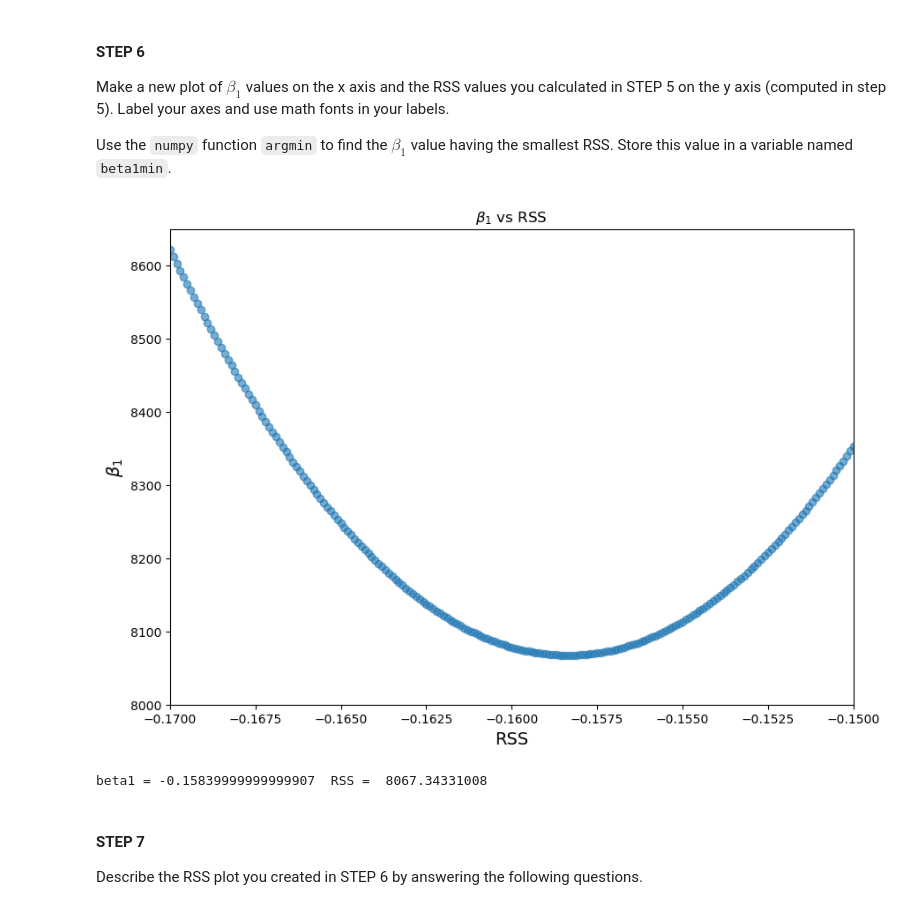
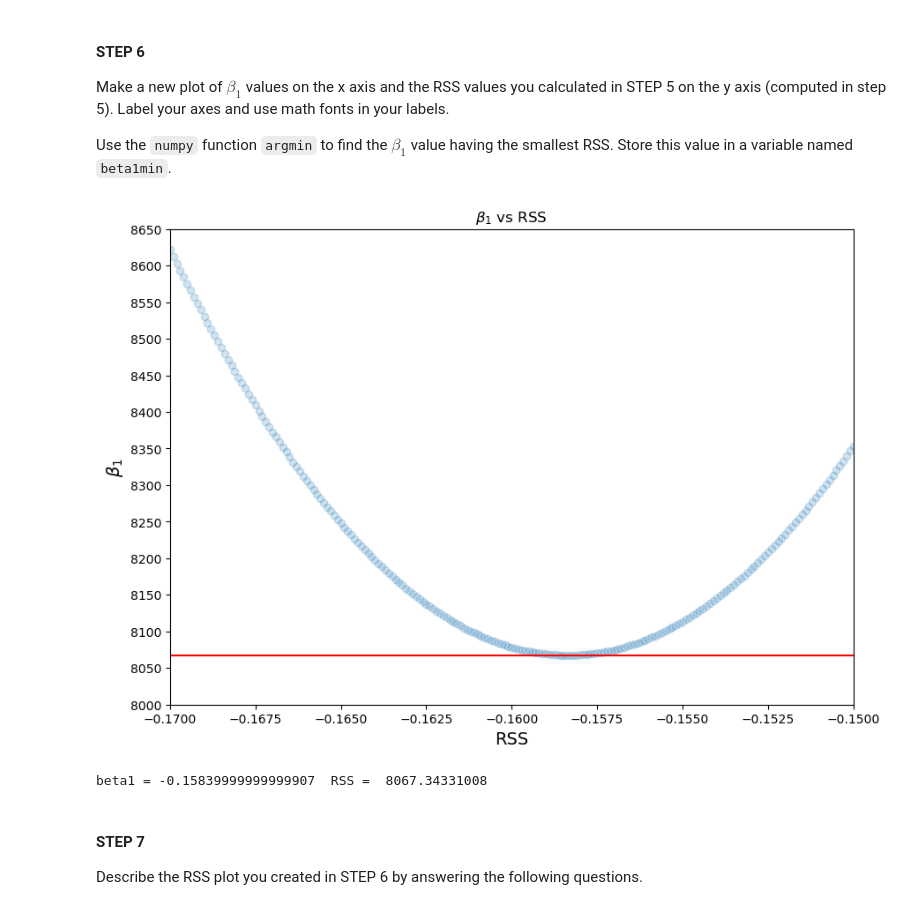
Before and after one commit to TheCodeheadMT/623-SML, a Jupyter notebook: HW2_TODD_MICHAEL (1).ipynb, the cells around one changed output. Saved outputs shown, nothing was run; the diff lists cells and outputs as text; code cells hidden in the pictures.

```diff
--- a/HW2_TODD_MICHAEL (1).ipynb
+++ b/HW2_TODD_MICHAEL (1).ipynb
@@ -451,36 +444,49 @@ Use the `numpy` function `argmin` to find the $\beta_1$ value having the smalles
 # %%
 #STEP 6
 
 #STUDENT CODE - make a new plot of beta_1 values on the x axis and RSS cost on the y axis (computed in step 5).
 #label your axes and use math fonts in your labels if possible
 #find the beta1 value having the smallest RSS, and assign this value to beta1min
 
 
 beta1min = None #placeholder
 
 ### ------------  STUDENT CODE HERE----------------
 
+# get min coefficnect and value
+beta1min = beta1bracket[np.argmin(rssbeta1)]
+beta1val = rssbeta1[np.argmin(rssbeta1)]
+
+# set figure size
 plt.figure(figsize=(10,7))
-beta1_rss_plt = plt.scatter(beta1bracket, rssbeta1, alpha=0.6)
+
+# build plot
+beta1_rss_plt = plt.scatter(beta1bracket, rssbeta1, alpha=0.2)
+
+# add line to indicate lowest value
+plt.axhline(y = beta1val, color = 'r', linestyle = '-')
+
+# set title and labels
+plt.title(r'$\beta_1$ vs RSS')
 plt.ylabel(r'$\beta_1$', fontsize=14)
 plt.xlabel("RSS", fontsize=14)
+
+# set axis details
 plt.xlim([-0.17, -0.15])
 plt.ylim([8000,8650])
-plt.title(r'$\beta_1$ vs RSS')
-tick_values = np.linspace(hp.min(), hp.max(), 10)
+plt.yticks(np.linspace(8000,8650,14))
+
+# show plot
 plt.show()
 
-beta1min = beta1bracket[np.argmin(rssbeta1)]
-
-beta1val = rssbeta1[np.argmin(rssbeta1)]
+# print for effect
 print("beta1 =", beta1min, " RSS = ", beta1val)
-
 
 ### ------------ END STUDENT CODE HERE----------------
 
 STEP_06_COMPLETE = True
 # %% [output]
-[figure, old version]
+[figure, new version]
 beta1 = -0.15839999999999907  RSS =  8067.34331008
 # %% [markdown]
 #### STEP 7
```
Also changed, not shown: parts of 16 cells of this notebook.
